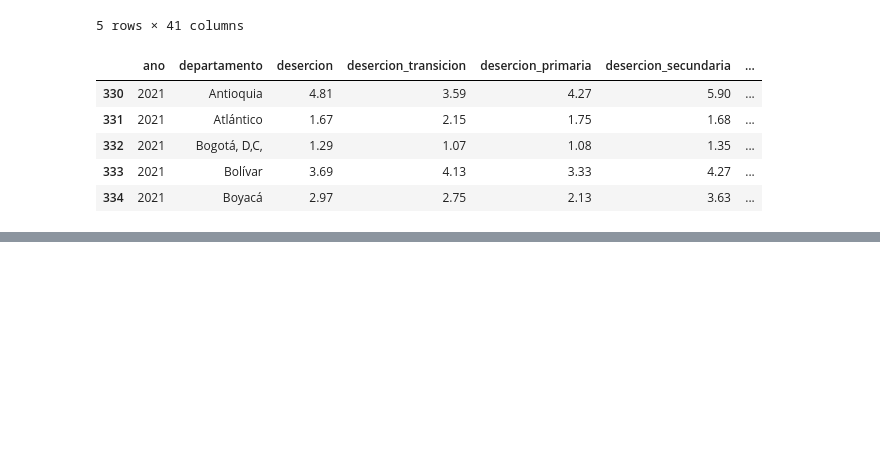
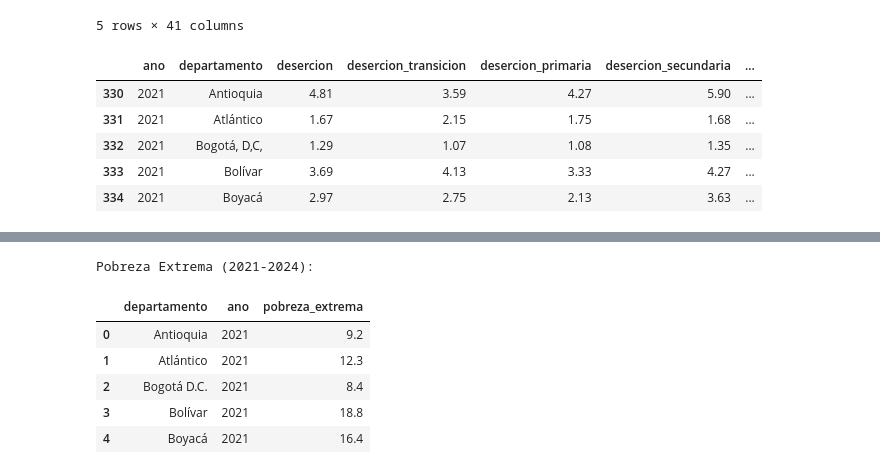
Before and after one commit to emily-escudero/Analitica-Educacion-rural, a Jupyter notebook: Entrega2EducacionRural.ipynb, the cells around one changed output, grey strips where cells are left out. Drawn from its saved outputs; the diff is of its cells as text; code cells hidden in the pictures; blank space fills up the shorter version.

```diff
--- a/Entrega2EducacionRural.ipynb
+++ b/Entrega2EducacionRural.ipynb
@@ -66,0 +156,53 @@ display(df_deserciones_2021_2024.head())
+# %%
+# Load the 'Pobreza Extrema Act.Met.' sheet
+
+# Read the header (years) first
+years_extrema_df = pd.read_excel(
+    excel_file_path,
+    sheet_name='Pobreza Extrema Act.Met.',
+    header=None, # No default header
+    skiprows=13, # Skip to row 14 (0-indexed)
+    nrows=1,     # Read only one row for years
+    usecols='B:F' # Use columns B to F for years
+)
+
+# Extract years from the first row of years_extrema_df
+years_extrema = [int(col) for col in years_extrema_df.iloc[0].values]
+
+# Read the data for departments and values
+# We skip rows until 14 (row 15 in excel) and read 24 rows (38-15+1)
+extrema_df = pd.read_excel(
+    excel_file_path,
+    sheet_name='Pobreza Extrema Act.Met.',
+    header=None, # No default header
+    skiprows=14, # Skip to row 15 (0-indexed)
+    nrows=24,    # From row 15 to 38 (38-15+1 = 24 rows)
+    usecols='A:F' # Use columns A to F
+)
+
+# Assign column names: first column is 'departamento', then the extracted years
+extrema_df.columns = ['departamento'] + years_extrema
+
+# Melt the DataFrame to long format
+df_extrema_melted = extrema_df.melt(
+    id_vars=['departamento'],
+    var_name='ano',
+    value_name='pobreza_extrema'
+)
+
+# Filter for years 2021 to 2024
+df_pobreza_extrema = df_extrema_melted[
+    (df_extrema_melted['ano'] >= 2021) & (df_extrema_melted['ano'] <= 2024)
+].copy()
+
+# Display the first few rows
+print("Pobreza Extrema (2021-2024):")
+display(df_pobreza_extrema.head())
+# %% [output]
+Pobreza Extrema (2021-2024):
+|  | departamento | ano | pobreza_extrema |
+| 0 | Antioquia | 2021 | 9.2 |
+| 1 | Atlántico | 2021 | 12.3 |
+| 2 | Bogotá D.C. | 2021 | 8.4 |
+| 3 | Bolívar | 2021 | 18.8 |
+| 4 | Boyacá | 2021 | 16.4 |
```
Also changed, not shown: parts of 6 cells of this notebook.
